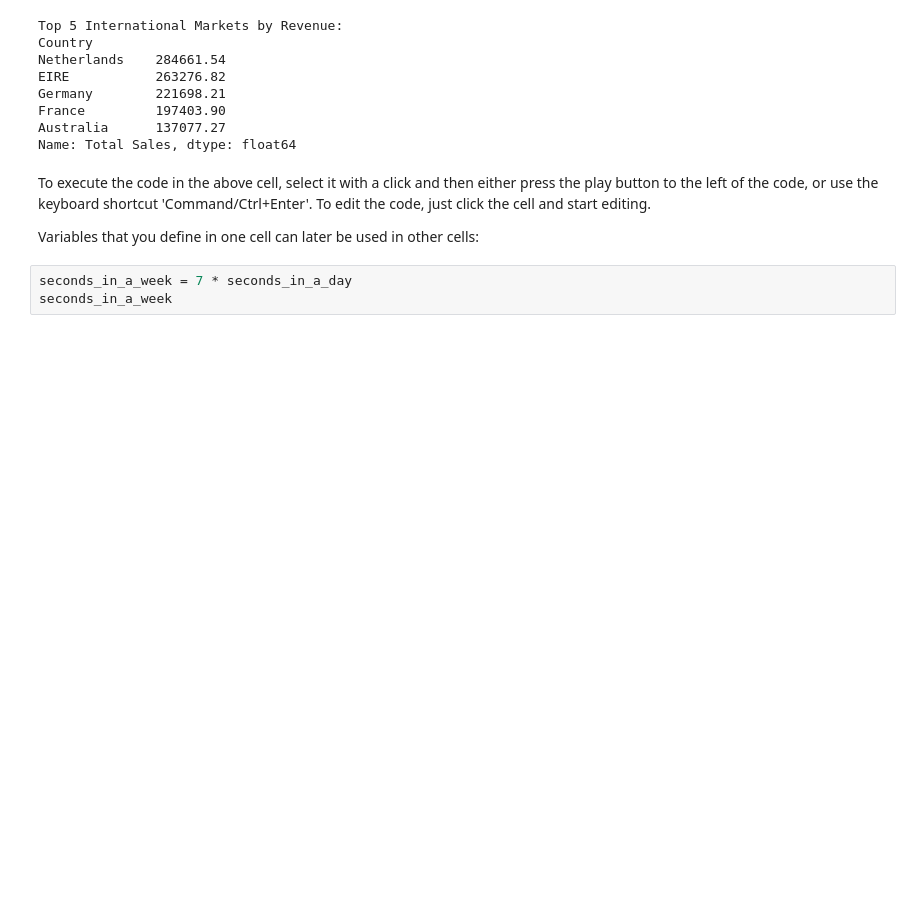
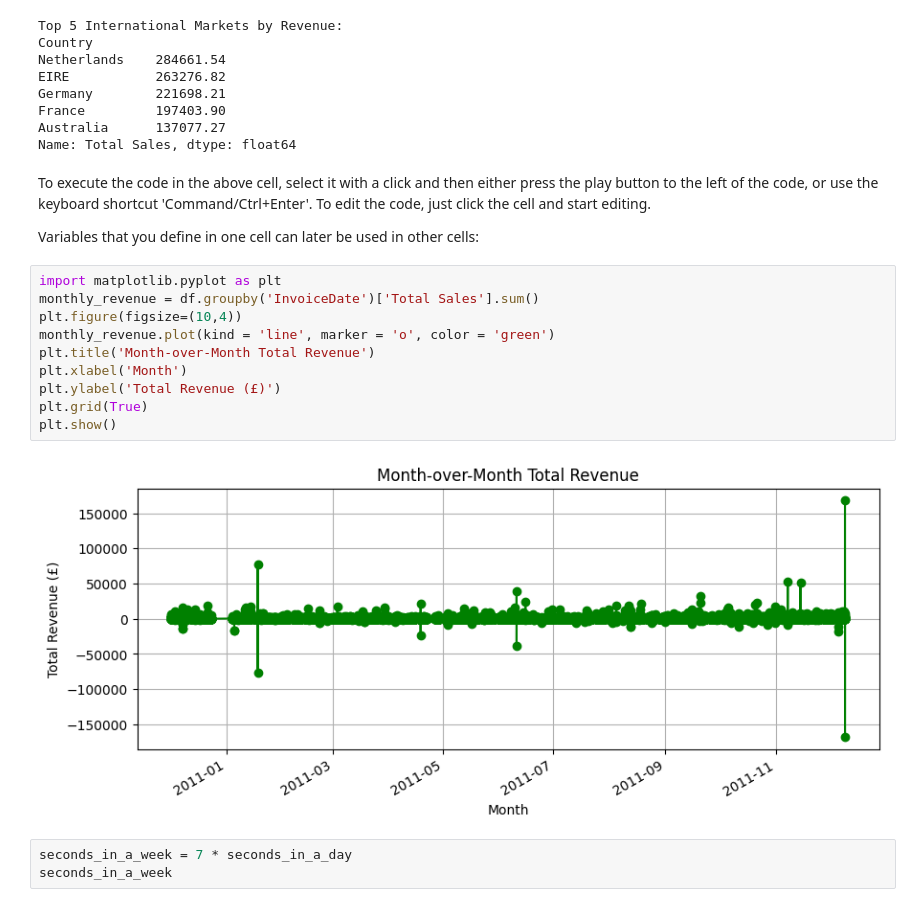
Before and after one commit to Shri1911/research-project_jpynb, a Jupyter notebook: Welcome_to_Colab.ipynb, the cells around one changed output. Cells and saved outputs as stored; diff of their text form; blank space fills up the shorter version.

```diff
--- a/Welcome_to_Colab.ipynb
+++ b/Welcome_to_Colab.ipynb
@@ -88,6 +88,18 @@ Name: Total Sales, dtype: float64
 To execute the code in the above cell, select it with a click and then either press the play button to the left of the code, or use the keyboard shortcut 'Command/Ctrl+Enter'. To edit the code, just click the cell and start editing.
 
 Variables that you define in one cell can later be used in other cells:
+# %%
+import matplotlib.pyplot as plt
+monthly_revenue = df.groupby('InvoiceDate')['Total Sales'].sum()
+plt.figure(figsize=(10,4))
+monthly_revenue.plot(kind = 'line', marker = 'o', color = 'green')
+plt.title('Month-over-Month Total Revenue')
+plt.xlabel('Month')
+plt.ylabel('Total Revenue (£)')
+plt.grid(True)
+plt.show()
+# %% [output]
+[figure, added]
 # %%
 seconds_in_a_week = 7 * seconds_in_a_day
 seconds_in_a_week
```
